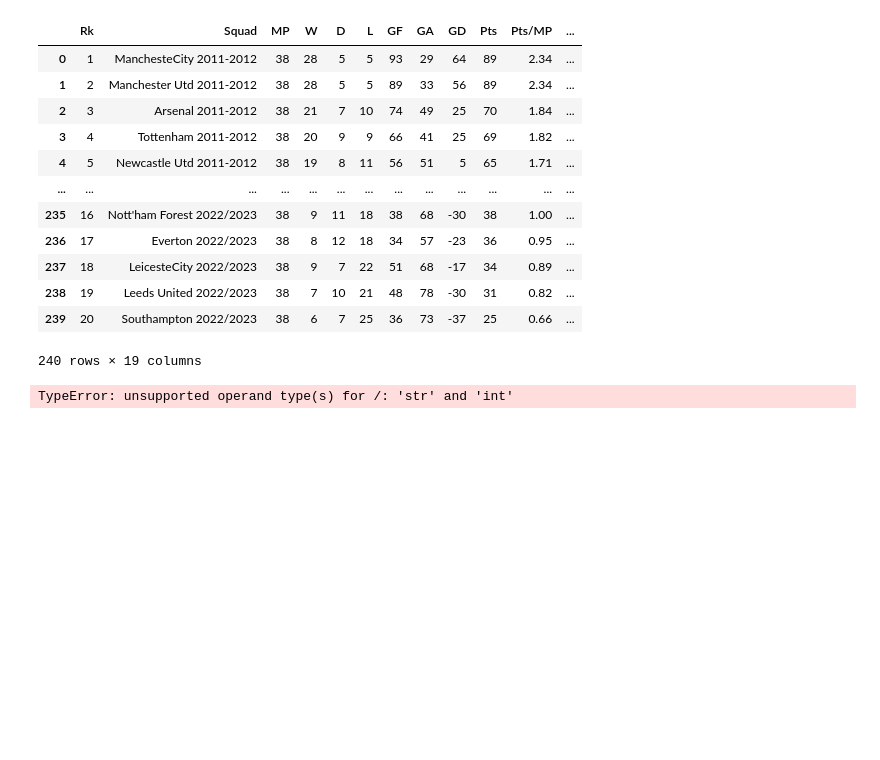
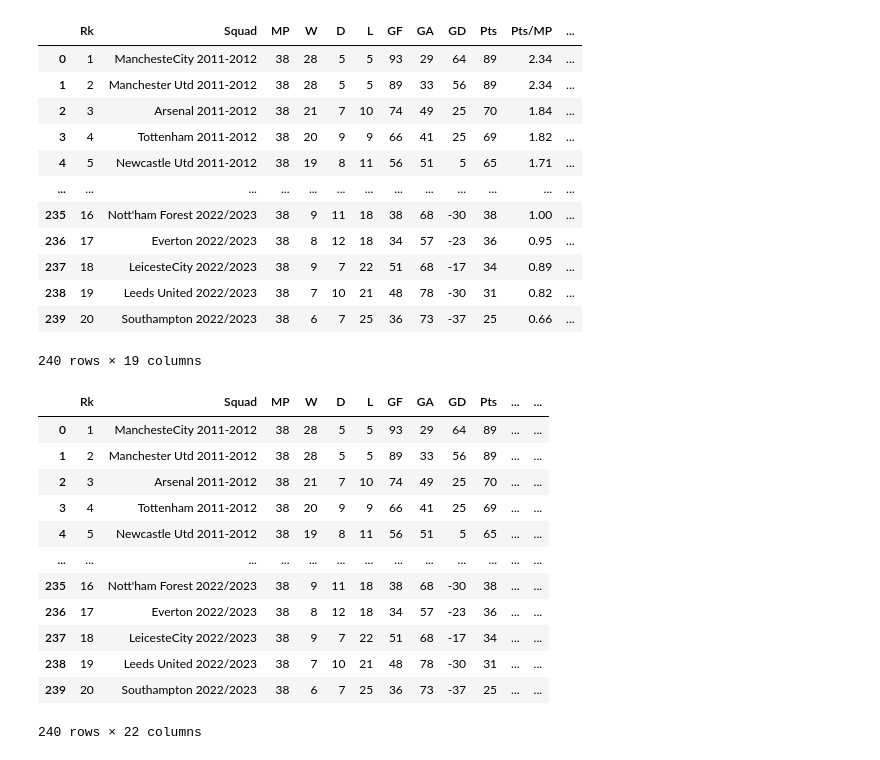
Before and after one commit to NeghiDB/365DaysSoccerDataAnalysisChallenge, a Jupyter notebook: index.ipynb, the cells around one changed output. Cells and saved outputs as stored; diff of their text form; code cells hidden in the pictures; blank space fills up the shorter version.

```diff
--- a/index.ipynb
+++ b/index.ipynb
@@ -391,35 +391,40 @@ display(df)
 240 rows × 19 columns
 # %%
 import pandas as pd
-import matplotlib.pyplot as plt
 
-# Load the CSV file into a pandas dataframe
-df = pd.read_csv('EPL Regular Season Stats 2011-2023 NEWEST.csv', encoding='latin1', index_col=None)
+# Load the CSV file into a pandas dataframe without setting the index
+df = pd.read_csv('EPL Regular Season Stats 2011-2023 NEWEST.csv', index_col=None)
 
 # Create new columns
-# Created a new column
-df['GF/90'] = df['GF']/38
-df['GA/90'] = df['GA']/38
-df['GD/90'] = df['GD']/38
-df['GF by Top Scorer/90'] = df['GF by Top Scorer']/38
+df['GF/90'] = df['GF'] / 38
+df['GA/90'] = df['GA'] / 38
+df['GD/90'] = df['GD'] / 38
 
 # Fill missing values with a specified value (e.g., 0)
 df.fillna(value=0, inplace=True)
 
-#df.to_csv('ROUND 1 NEW PLAYER STATS.csv', mode='a', header=False, index=False)
-df.to_csv('EPL Regular Season Stats 2011-2023 NEWEST.csv', index=False)
+# Remove column with name unnamed
+df = df.loc[:, ~df.columns.str.contains('^Unnamed')]
 
-# sort values of specific columns
-#df = df.sort_values('Passing Accuracy', ascending=False)
+# Sort the DataFrame based on 'GF/90' in descending order
+#df = df.sort_values('GF/90', ascending=False)
 
-#grouped = df.groupby('Team Name').mean()
-#grouped = df.groupby('Team Name').sum()
-
-# sort values of specific columns
-#grouped = grouped.sort_values('Squad', ascending=False)
+# Save the updated DataFrame to the same CSV file without the index column
+df.to_csv('EPL Regular Season Stats 2011-2023 NEWEST.csv', index=False, header=True)
 
 # Display the resulting DataFrame
 display(df)
-#display(grouped)
 # %% [output]
+|  | Rk | Squad | MP | W | D | L | GF | GA | GD | Pts | ... | ... |
+| 0 | 1 | ManchesteCity 2011-2012 | 38 | 28 | 5 | 5 | 93 | 29 | 64 | 89 | ... | ... |
+| 1 | 2 | Manchester Utd 2011-2012 | 38 | 28 | 5 | 5 | 89 | 33 | 56 | 89 | ... | ... |
+| 2 | 3 | Arsenal 2011-2012 | 38 | 21 | 7 | 10 | 74 | 49 | 25 | 70 | ... | ... |
+| 3 | 4 | Tottenham 2011-2012 | 38 | 20 | 9 | 9 | 66 | 41 | 25 | 69 | ... | ... |
+| 4 | 5 | Newcastle Utd 2011-2012 | 38 | 19 | 8 | 11 | 56 | 51 | 5 | 65 | ... | ... |
+| ... | ... | ... | ... | ... | ... | ... | ... | ... | ... | ... | ... | ... |
+| 235 | 16 | Nott'ham Forest 2022/2023 | 38 | 9 | 11 | 18 | 38 | 68 | -30 | 38 | ... | ... |
+| 236 | 17 | Everton 2022/2023 | 38 | 8 | 12 | 18 | 34 | 57 | -23 | 36 | ... | ... |
+| 237 | 18 | LeicesteCity 2022/2023 | 38 | 9 | 7 | 22 | 51 | 68 | -17 | 34 | ... | ... |
+| 238 | 19 | Leeds United 2022/2023 | 38 | 7 | 10 | 21 | 48 | 78 | -30 | 31 | ... | ... |
+| 239 | 20 | Southampton 2022/2023 | 38 | 6 | 7 | 25 | 36 | 73 | -37 | 25 | ... | ... |
-TypeError: unsupported operand type(s) for /: 'str' and 'int'
+240 rows × 22 columns
```
Also changed, not shown: 1 other file.
